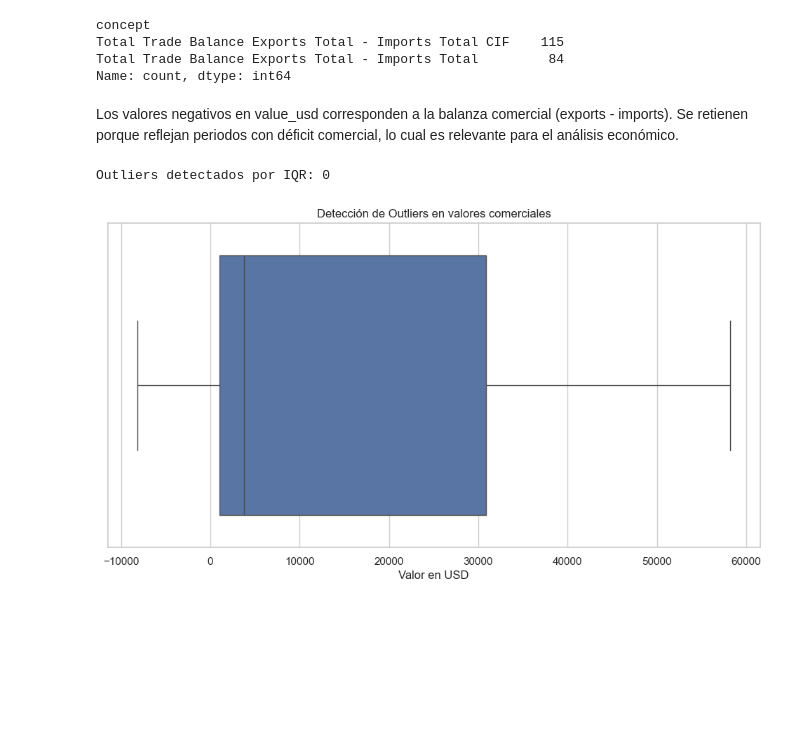
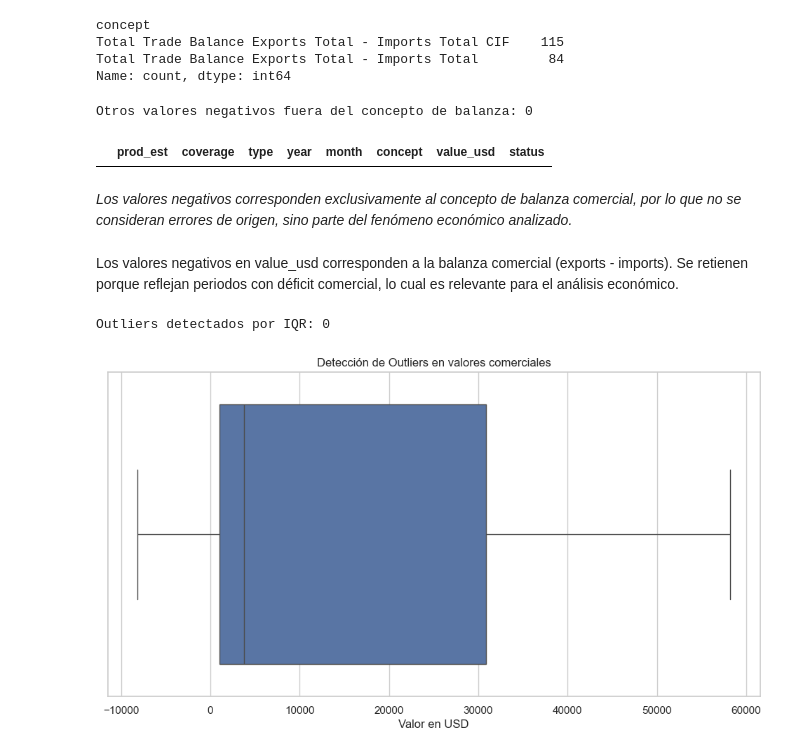
Before and after one commit to SaitoM17/analisis_mexico_trade_statistics_2012_2023, a Jupyter notebook: notebooks/2_lipieza_transformacion.ipynb, the cells around one changed output. Saved outputs shown, nothing was run; the diff lists cells and outputs as text; code cells hidden in the pictures; blank space fills up the shorter version.

```diff
--- a/notebooks/2_lipieza_transformacion.ipynb
+++ b/notebooks/2_lipieza_transformacion.ipynb
@@ -163,6 +163,16 @@ concept
 Total Trade Balance Exports Total - Imports Total CIF    115
 Total Trade Balance Exports Total - Imports Total         84
 Name: count, dtype: int64
+# %%
+# Ver si hay otros conceptos con valores negativos distintos a la balanza comercial
+otros_negativos = valores_negativos[~valores_negativos['concept'].str.contains('Trade Balance', case=False)]
+print(f'Otros valores negativos fuera del concepto de balanza: {len(otros_negativos)}')
+otros_negativos.head()
+# %% [output]
+Otros valores negativos fuera del concepto de balanza: 0
+|  | prod_est | coverage | type | year | month | concept | value_usd | status |
+# %% [markdown]
+*Los valores negativos corresponden exclusivamente al concepto de balanza comercial, por lo que no se consideran errores de origen, sino parte del fenómeno económico analizado.*
 # %% [markdown]
 Los valores negativos en value_usd corresponden a la balanza comercial (exports - imports). Se retienen porque reflejan periodos con déficit comercial, lo cual es relevante para el análisis económico.
 # %%
```
Also changed, not shown: parts of 1 cell of this notebook.
